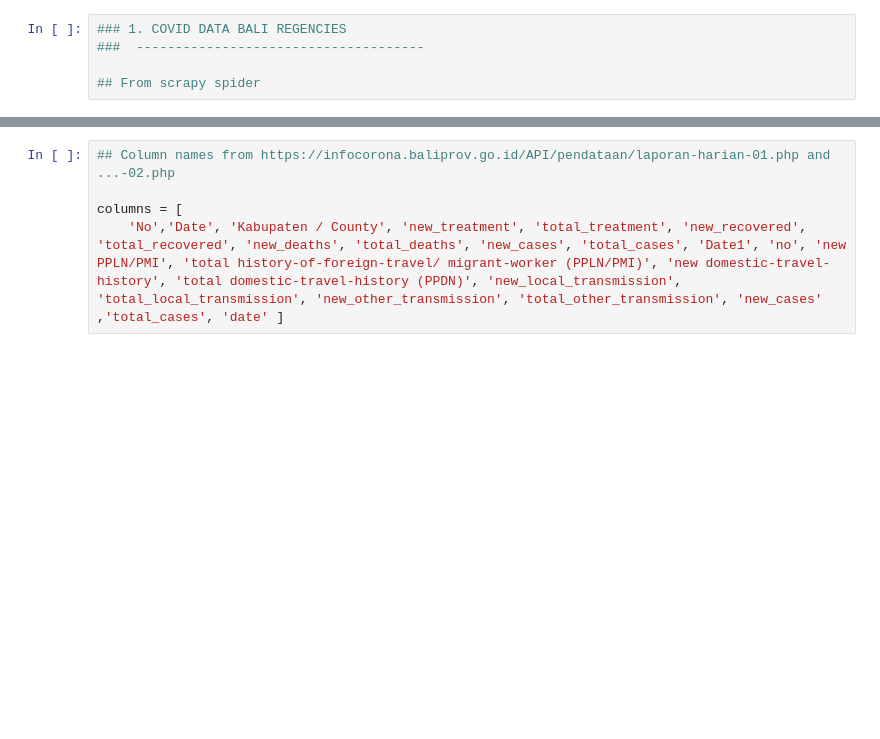
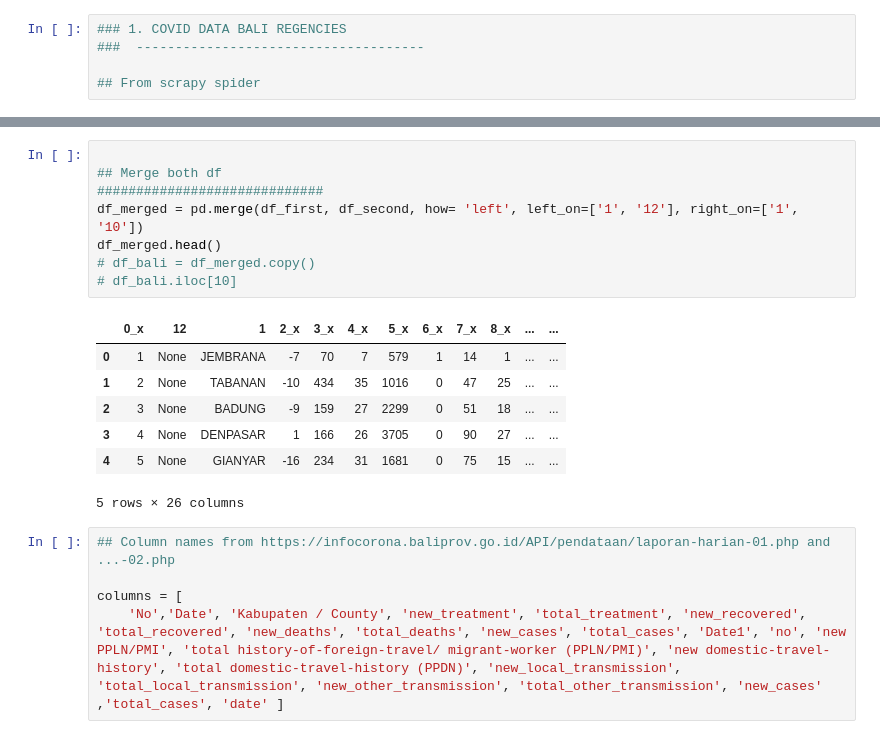
Before and after one commit to Svensone/bali-covid-app, a Jupyter notebook: data/daily_data_covid_bali_processing.ipynb, the cells around one changed output, grey strips where cells are left out. Drawn from its saved outputs; the diff is of its cells as text; blank space fills up the shorter version.

```diff
--- a/data/daily_data_covid_bali_processing.ipynb
+++ b/data/daily_data_covid_bali_processing.ipynb
@@ -70,3 +59,19 @@ Error: JSON line can't be decoded. JSONDecodeError('Extra data: line 1 column 7
+# %%
+
+## Merge both df
+#############################
+df_merged = pd.merge(df_first, df_second, how= 'left', left_on=['1', '12'], right_on=['1', '10'])
+df_merged.head()
+# df_bali = df_merged.copy()
+# df_bali.iloc[10]
+# %% [output]
+|  | 0_x | 12 | 1 | 2_x | 3_x | 4_x | 5_x | 6_x | 7_x | 8_x | ... | ... |
+| 0 | 1 | None | JEMBRANA | -7 | 70 | 7 | 579 | 1 | 14 | 1 | ... | ... |
+| 1 | 2 | None | TABANAN | -10 | 434 | 35 | 1016 | 0 | 47 | 25 | ... | ... |
+| 2 | 3 | None | BADUNG | -9 | 159 | 27 | 2299 | 0 | 51 | 18 | ... | ... |
+| 3 | 4 | None | DENPASAR | 1 | 166 | 26 | 3705 | 0 | 90 | 27 | ... | ... |
+| 4 | 5 | None | GIANYAR | -16 | 234 | 31 | 1681 | 0 | 75 | 15 | ... | ... |
+5 rows × 26 columns
 # %%
 ## Column names from https://infocorona.baliprov.go.id/API/pendataan/laporan-harian-01.php and ...-02.php
 
```
Also changed, not shown: parts of 14 cells of this notebook, 3 other files.
